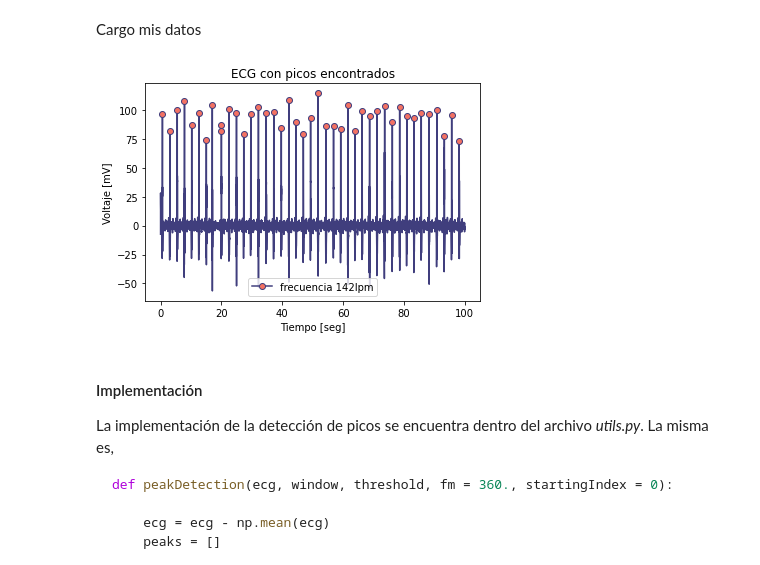
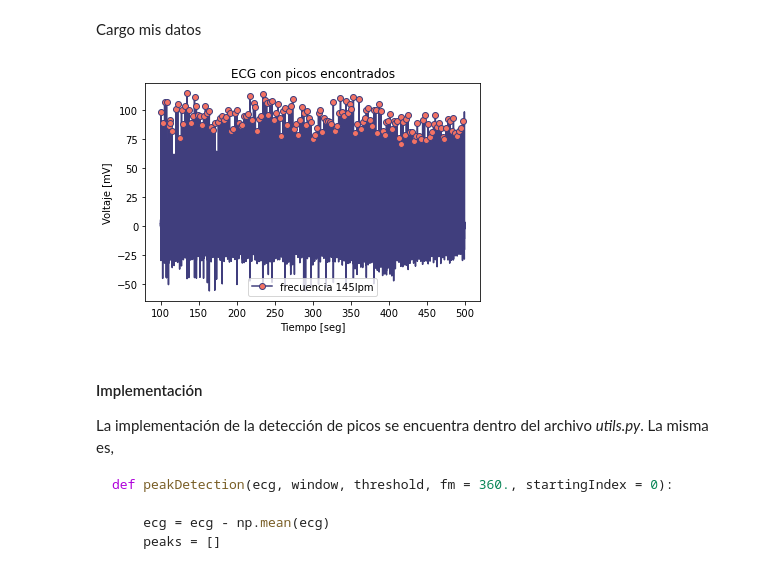
Before and after one commit to lucasbaldezzari/CursoAADoc, a Jupyter notebook: Actividades/TP1/Ejercicio 3 - TP 1 - AADoc.ipynb, the cells around one changed output. Drawn from its saved outputs; the diff is of its cells as text; code cells hidden in the pictures.

```diff
--- a/Actividades/TP1/Ejercicio 3 - TP 1 - AADoc.ipynb
+++ b/Actividades/TP1/Ejercicio 3 - TP 1 - AADoc.ipynb
@@ -31,36 +31,36 @@ params = loadParams("atributosECG-TP1.txt") #
 #Starting point
 fm = 360.
 
 #filtering the signal
 filteredECG = notch(ecg, removeFrec = 50., fm = fm)
 filteredECG = pasaBanda(filteredECG, lfrec = 2., hfrec = 45., order = 4, fm = fm)
 
 #select a window
 window = 1. #seg
 
 #select time for cut the ECG signal
-iniTime = 0. #secs
-finalTime = 100. #secs
+iniTime = 100. #secs
+finalTime = 500. #secs
 
 shortECG = filteredECG[int(iniTime*fm):int(finalTime*fm)]
 
 # plot a piece of ECG
 # plotECG(shortECG, fm = 360., iniTime = iniTime, finalTime = finalTime,
 #         title = "ECG", savePlots = False, folder = "figs")
 
 std = np.std(filteredECG)
 threshold = 7*std #selecciono un umbral de 7 veces el std de la señal (¿por qué?, no hay por que :D )
 #La selección del umbral fue realizada arbitrariamente.
 
 peaks, indexes, avg = peakDetection(shortECG, window = 1.0, threshold = threshold,
                                fm = fm, startingIndex = int(iniTime*fm))
 
 #Plot the EEG with peak markers
 plotECG(shortECG, fm = 360., iniTime = iniTime, finalTime = finalTime,
         markers = indexes, label = f"frecuencia {int(avg)}lpm",
         title = "ECG con picos encontrados", savePlots = True, folder = "figs")
 # %% [output]
-[figure, old version]
+[figure, new version]
 # %% [markdown]
 #### Implementación
 
```
Also changed, not shown: parts of 1 cell of this notebook, 23 other files.
